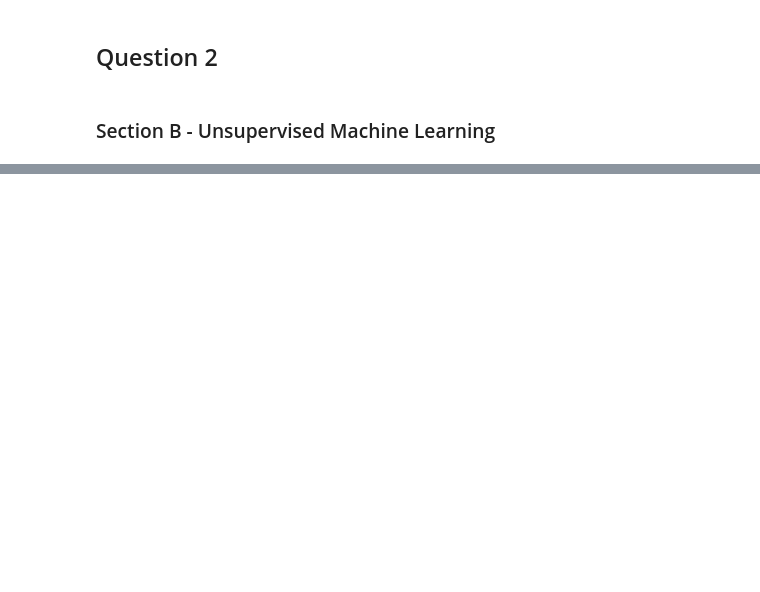
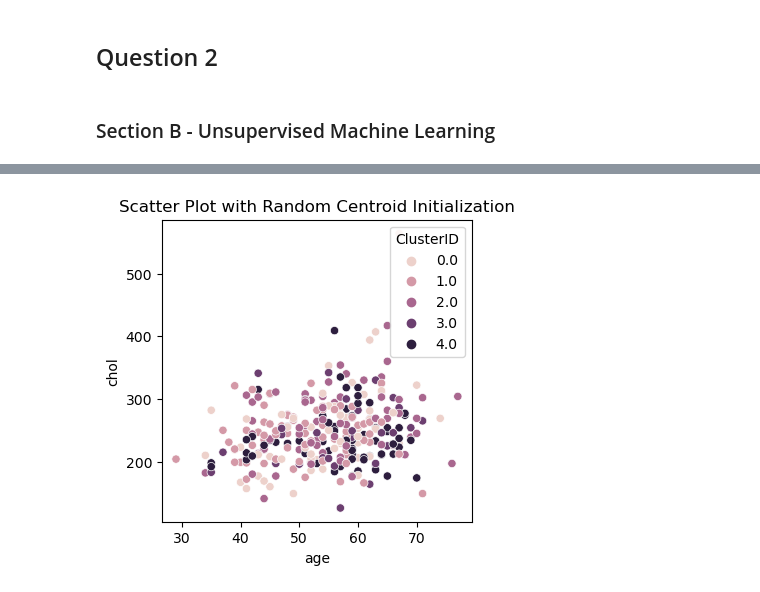
Before and after one commit to viralbthakar/CP8210-DB-Design, a Jupyter notebook: Assignment - 3 - MLModels/Question 2 - Section B.ipynb, the cells around one changed output, grey strips where cells are left out. Cells and saved outputs as stored; diff of their text form; code cells hidden in the pictures; blank space fills up the shorter version.

```diff
--- a/Assignment - 3 - MLModels/Question 2 - Section B.ipynb
+++ b/Assignment - 3 - MLModels/Question 2 - Section B.ipynb
@@ -61,2 +101,6 @@ og_data_df.isnull().sum()
 # %%
 data_df = og_data_df.drop(target_column[0], axis=1)
+# %%
+scaler = StandardScaler()
+data_scaled = pd.DataFrame(scaler.fit_transform(data_df), columns = data_df.columns)
+data_scaled.head()
@@ -72,11 +123,11 @@ def get_centroid(data, kmeans):
     centroids = pd.DataFrame(kmeans.cluster_centers_, columns=data.columns)
     return centroids
 # %%
-kmeans = KMeans(n_clusters=5, random_state=0, init='random', n_init='auto').fit(data_df)
+kmeans = KMeans(n_clusters=5, random_state=0, init='random', n_init='auto').fit(data_scaled)
 cluster_map = create_cluster_map(og_data_df, kmeans)
 
 styled_print(f"Cluster Map from Kmeans with Random Cluster Initialization", header=True)
 print(cluster_map.head(10))
 
 styled_print(f"Cluster Centroid from Kmeans with Random Cluster Initialization", header=True)
-print(get_centroid(og_data_df.drop(target_column[0], axis=1), kmeans).head(10))
+print(get_centroid(data_df, kmeans).head(10))
@@ -83,9 +152,11 @@ print(get_centroid(og_data_df.drop(target_column[0], axis=1), kmeans).head(10))
 # %%
 plot_scatter_plot(
     df=cluster_map,
     x="age",
     y="chol",
     hue='ClusterID',
     title="Scatter Plot with Random Centroid Initialization",
     figsize=(4, 4),
-    dpi=300)
+    dpi=100)
+# %% [output]
+[figure, added]
```
Also changed, not shown: parts of 17 cells of this notebook, 3 other files.
